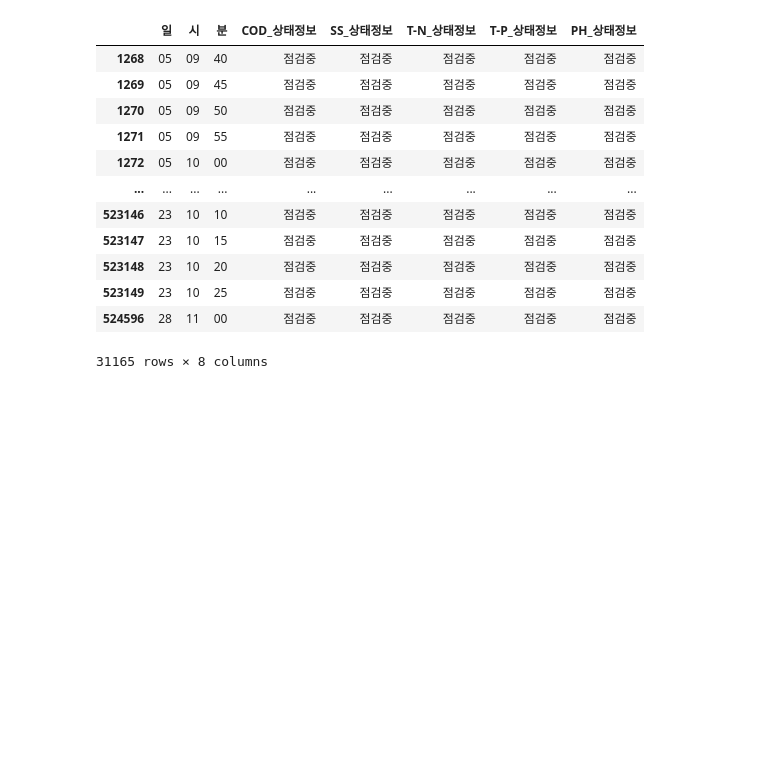
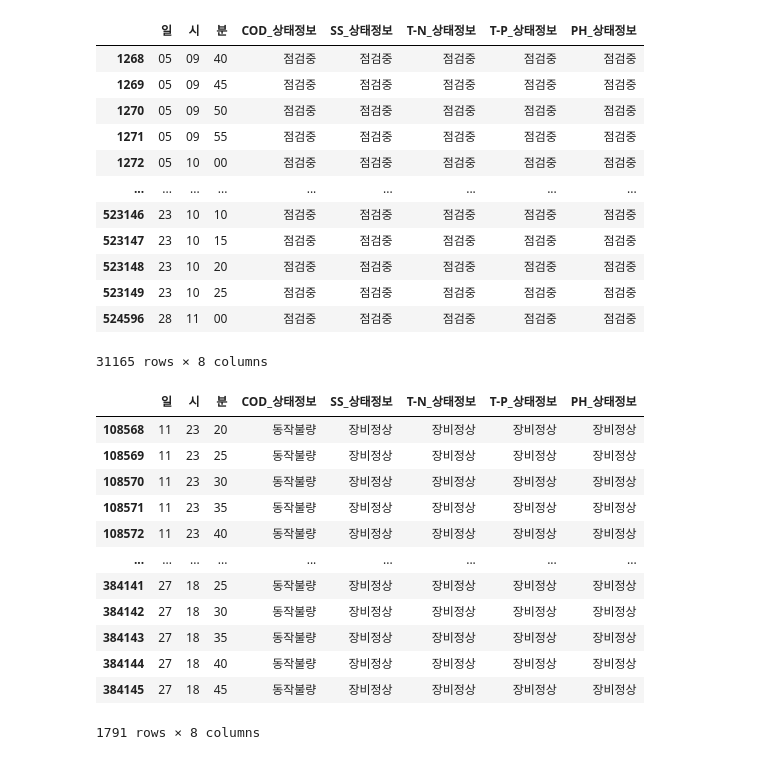
Before and after one commit to analyst-sooin/data-voucher, a Jupyter notebook: modeling.ipynb, the cells around one changed output. Cells and saved outputs as stored; diff of their text form; code cells hidden in the pictures; blank space fills up the shorter version.

```diff
--- a/modeling.ipynb
+++ b/modeling.ipynb
@@ -118,0 +117,16 @@ data_sp['']
+# %%
+data_sp[data_sp['COD_상태정보'] == '동작불량']
+# %% [output]
+|  | 일 | 시 | 분 | COD_상태정보 | SS_상태정보 | T-N_상태정보 | T-P_상태정보 | PH_상태정보 |
+| 108568 | 11 | 23 | 20 | 동작불량 | 장비정상 | 장비정상 | 장비정상 | 장비정상 |
+| 108569 | 11 | 23 | 25 | 동작불량 | 장비정상 | 장비정상 | 장비정상 | 장비정상 |
+| 108570 | 11 | 23 | 30 | 동작불량 | 장비정상 | 장비정상 | 장비정상 | 장비정상 |
+| 108571 | 11 | 23 | 35 | 동작불량 | 장비정상 | 장비정상 | 장비정상 | 장비정상 |
+| 108572 | 11 | 23 | 40 | 동작불량 | 장비정상 | 장비정상 | 장비정상 | 장비정상 |
+| ... | ... | ... | ... | ... | ... | ... | ... | ... |
+| 384141 | 27 | 18 | 25 | 동작불량 | 장비정상 | 장비정상 | 장비정상 | 장비정상 |
+| 384142 | 27 | 18 | 30 | 동작불량 | 장비정상 | 장비정상 | 장비정상 | 장비정상 |
+| 384143 | 27 | 18 | 35 | 동작불량 | 장비정상 | 장비정상 | 장비정상 | 장비정상 |
+| 384144 | 27 | 18 | 40 | 동작불량 | 장비정상 | 장비정상 | 장비정상 | 장비정상 |
+| 384145 | 27 | 18 | 45 | 동작불량 | 장비정상 | 장비정상 | 장비정상 | 장비정상 |
+1791 rows × 8 columns
```
Also changed, not shown: parts of 5 cells of this notebook.
